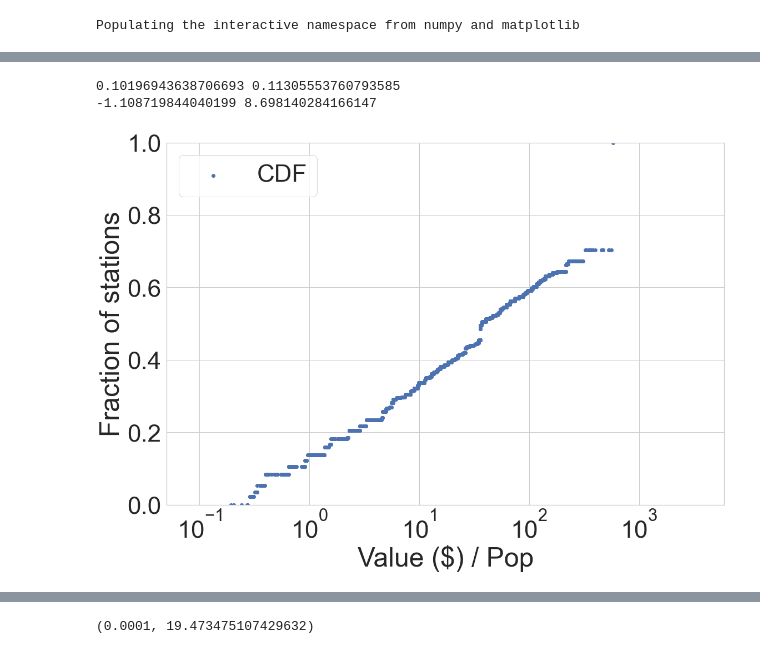
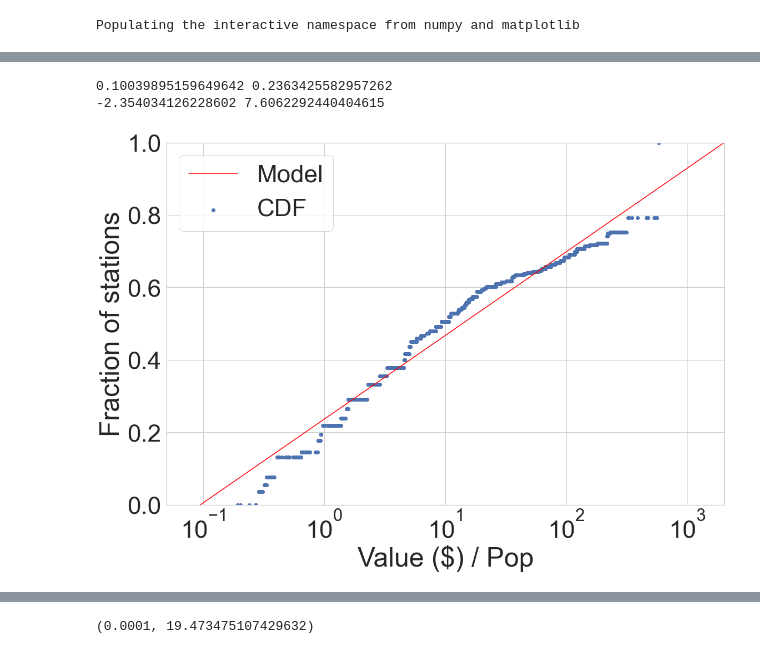
Before and after one commit to newmanne/SATFC, a Jupyter notebook: notebooks/ValueModel.ipynb, the cells around one changed output, grey strips where cells are left out. Drawn from its saved outputs; the diff is of its cells as text; code cells hidden in the pictures.

```diff
--- a/notebooks/ValueModel.ipynb
+++ b/notebooks/ValueModel.ipynb
@@ -147,44 +147,50 @@ def plot_solution(solution, derivative=False):
 
     fig = plt.figure(figsize=(18,12))
     sns.set(font_scale=4, style='whitegrid')
+
+    # Export for usage elsewhere
+#     pd.DataFrame({'y': y}).to_csv('data.csv', index=False, header=False)
+
     plt.scatter(c, y, label='CDF')
     plt.ylabel('Fraction of stations')
     plt.xlabel('Value ($) / Pop')
     plt.xscale('log')
     plt.xlim(left=1e-1, right=min(solution['high_bound'], 1e5))
 
-    idx = np.where((y_all['clean_y'] < 1.) & (y_all['clean_y'] > 0))
+    idx = np.where((y < 1.) & (y > 0))
 
-    x_data = np.log(y_all['c'][idx])
-    y_data = y_all['clean_y'][idx]
+    x_data = np.log(c[idx])
+    y_data = y[idx]
 
     slope, intercept, r_value, p_value, std_err = stats.linregress(x_data, y_data)
     def predict(x):
         return slope * np.log(x) + intercept
 
     print(slope, intercept)
 
     x_data = np.logspace(-1,5,10000)
 
     a = -intercept / slope
     c = (1 - intercept) / slope
 
     print(a, c)
 
     x_data = np.logspace(a,c,10000)
 
+    plt.plot(x_data, predict(x_data), color='red', label='Model')
+
     plt.xlim(left=0.05, right=np.exp(c))
     plt.ylim(bottom=0,top=1)
 
     def pdf_func(x):
         return 1 / (x * (c - a))
 
 
     plt.legend(loc='upper left')
     special_save_fig(fig, 'cdf.pdf')
 
 plot_solution(y_all)
 # %% [output]
-0.10196943638706693 0.11305553760793585
--1.108719844040199 8.698140284166147
+0.10039895159649642 0.2363425582957262
+-2.354034126228602 7.6062292440404615
-[figure, old version]
+[figure, new version]
```
Also changed, not shown: parts of 4 cells of this notebook, 2 other files.
